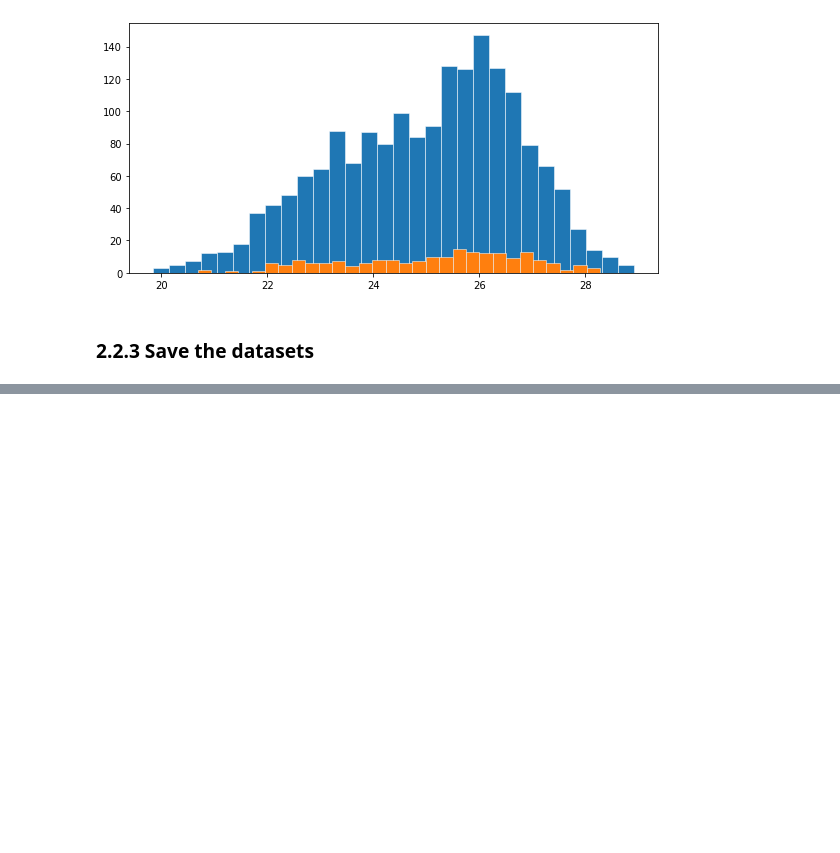
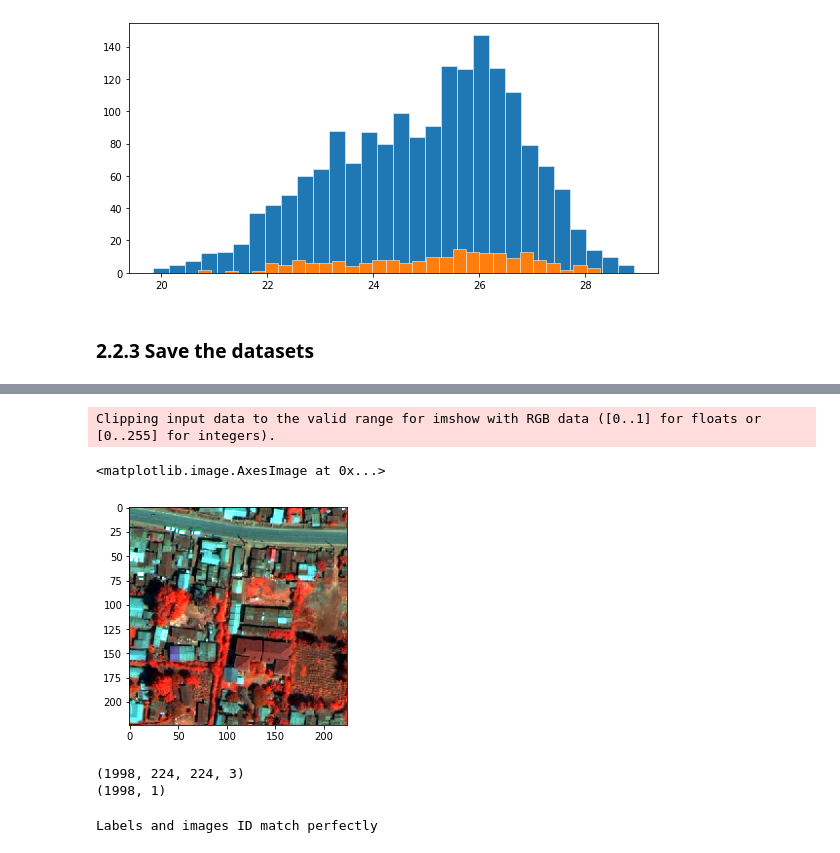
Before and after one commit to tgrippa/Partimap, a Jupyter notebook: Notebooks/Data_preprocessing.ipynb, the cells around one changed output, grey strips where cells are left out. Cells and saved outputs as stored; diff of their text form; code cells hidden in the pictures; blank space fills up the shorter version.

```diff
--- a/Notebooks/Data_preprocessing.ipynb
+++ b/Notebooks/Data_preprocessing.ipynb
@@ -681,0 +744,24 @@ with h5py.File(os.path.join(data_path,"RGNIR_128.hdf5"), mode="w") as f:
+# %%
+def standardise(image_data):
+    image_data -= np.mean(image_data, axis=0, dtype=np.float32)
+    image_data /= np.std(image_data, axis=0, dtype=np.float32)
+    return image_data
+
+def standardise_channel(image_data):
+    for ch_idx in range(image_data.shape[-1])[:1]:
+        mean = image_data[:,:,:,ch_idx].mean()
+        std = image_data[:,:,:,ch_idx].std()
+        image_data[:,:,:,ch_idx] -= mean
+        image_data[:,:,:,ch_idx] /= std
+    return image_data
+
+def normalise_01(image_data):
+    image_data -= np.min(stack, axis=0, dtype=np.float32)
+    image_data /= (np.max(stack, axis=0, dtype=np.float32) - np.min(stack, axis=0, dtype=np.float32))
+    return image_data
+
+#stack = standardise_channel(stack)
+stack = standardise(stack)
+#stack = normalise_01(stack)
+print(stack.shape)
+print(stack.dtype)
@@ -681,0 +782,35 @@ with h5py.File(os.path.join(data_path,"RGNIR_128.hdf5"), mode="w") as f:
+# %%
+def Norma_Xpercentile(image_data, prct:int = 2, BGR2RGB=True):
+    a = np.ndarray(image_data.shape, dtype='float32')
+    a[:,:,0] = (image_data[:,:,0] - np.nanpercentile(image_data[:,:,0],prct))/(np.nanpercentile(image_data[:,:,0],100-prct) - np.nanpercentile(image_data[:,:,0],prct))
+    a[:,:,1] = (image_data[:,:,1] - np.nanpercentile(image_data[:,:,1],prct))/(np.nanpercentile(image_data[:,:,1],100-prct) - np.nanpercentile(image_data[:,:,1],prct))
+    a[:,:,2] = (image_data[:,:,2] - np.nanpercentile(image_data[:,:,2],prct))/(np.nanpercentile(image_data[:,:,2],100-prct) - np.nanpercentile(image_data[:,:,2],prct))
+    if BGR2RGB:
+        a = cv2.cvtColor(a, cv2.COLOR_BGR2RGB)
+    return a
+# %%
+plt.imshow(Norma_Xpercentile(stack[0,:,:,]))
+# %% [output]
+Clipping input data to the valid range for imshow with RGB data ([0..1] for floats or [0..255] for integers).
+<matplotlib.image.AxesImage at 0x...>
+[figure, added]
+# %%
+# Before splitting the training and test dataset, let's check again the shape of x and y.
+print(stack.shape)
+print(scores.shape)
+# %% [output]
+(1998, 224, 224, 3)
+(1998, 1)
+# %%
+# Check if labels and images ID match
+set_images = set([int(os.path.splitext(x)[0].split("_")[-1]) for x in tile_list])
+set_label = set(df_labels.loc[:,'photo_id'].values.tolist())
+missing_label = list(sorted(set_images - set_label))
+missing_image = list(sorted(set_label - set_images))
+if missing_label or missing_image:
+    print('Label(s) ID missing:', missing_label)
+    print('Image(s) ID missing:', missing_image)
+else:
+    print('Labels and images ID match perfectly')
+# %% [output]
+Labels and images ID match perfectly
```
Also changed, not shown: parts of 23 cells of this notebook.
